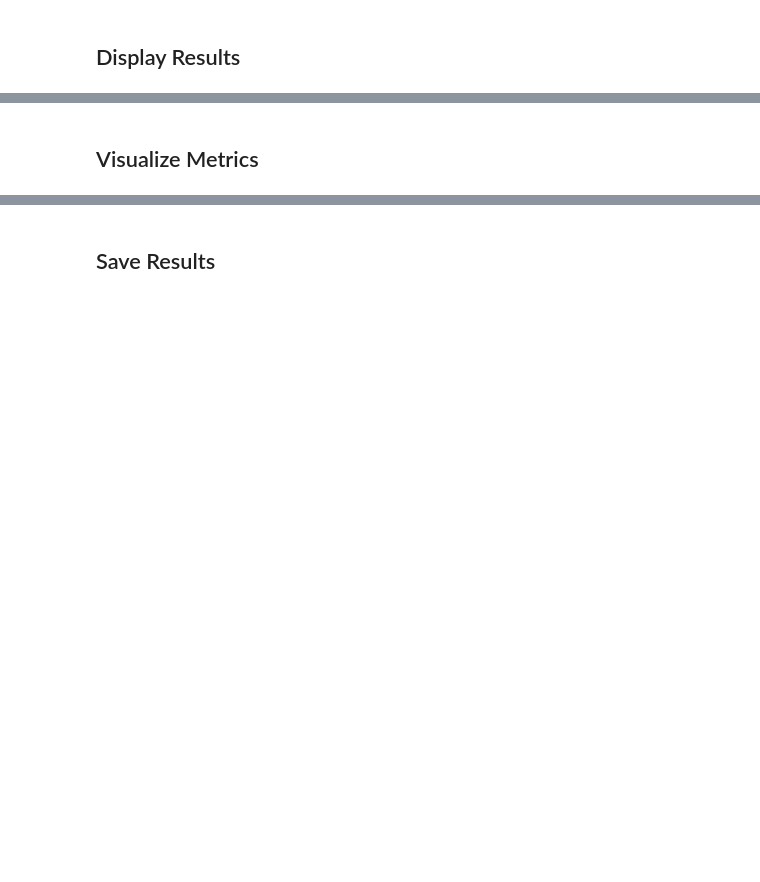
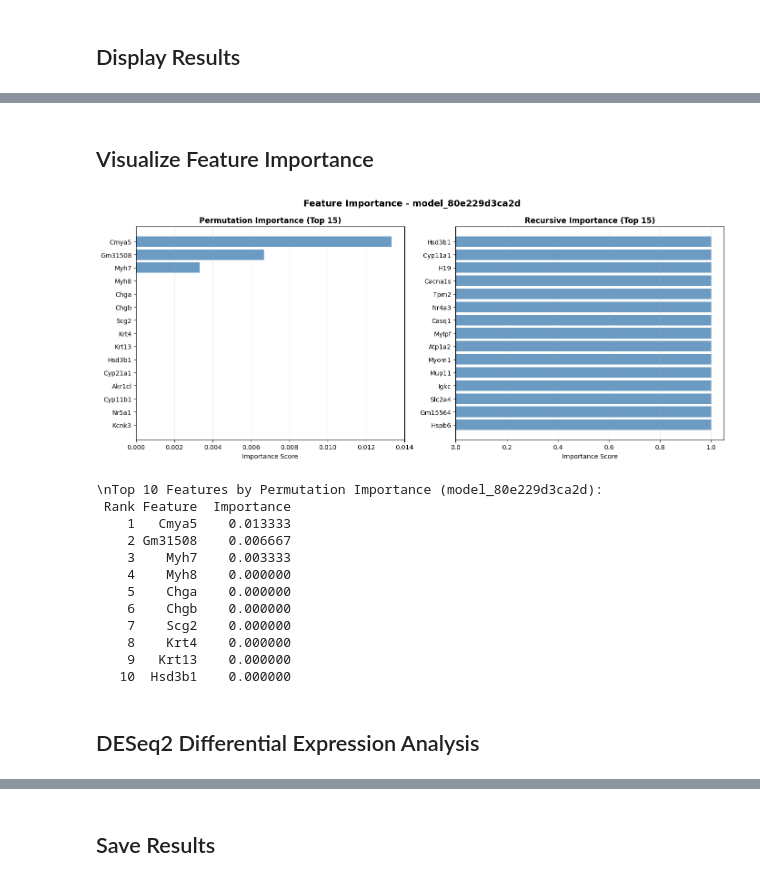
Before and after one commit to nasa/AI4LS, a Jupyter notebook: ML_PIPELINE/ML_Pipeline_Frontend.ipynb, the cells around one changed output, grey strips where cells are left out. Cells and saved outputs as stored; diff of their text form; code cells hidden in the pictures; blank space fills up the shorter version.

```diff
--- a/ML_PIPELINE/ML_Pipeline_Frontend.ipynb
+++ b/ML_PIPELINE/ML_Pipeline_Frontend.ipynb
@@ -173,2 +273,2 @@ print(result)
 # %% [markdown]
-## Visualize Metrics
+## Visualize Feature Importance
@@ -207,0 +275,76 @@ else:
+# %%
+if result:
+    fi_data = result.get('feature_importance', {})
+
+    if fi_data:
+        # Get first model's importance data
+        first_model_id = list(fi_data.keys())[0] if fi_data else None
+
+        if first_model_id:
+            model_importance = fi_data[first_model_id]
+
+            # Create subplot for each method
+            methods = list(model_importance.keys())
+            num_methods = len(methods)
+
+            fig, axes = plt.subplots(1, min(num_methods, 2), figsize=(14, 6))
+            if num_methods == 1:
+                axes = [axes]
+
+            fig.suptitle(f'Feature Importance - {first_model_id}', fontsize=14, fontweight='bold')
+
+            for idx, method in enumerate(methods[:2]):
+                if idx >= len(axes):
+                    break
+
+                features_data = model_importance.get(method, {}).get('features', [])
+
+                if features_data:
+                    # Get top 15 features
+                    top_features = sorted(features_data, key=lambda x: x.get('importance', 0), reverse=True)[:15]
+
+                    feature_names = [f.get('feature_name', 'unknown') for f in top_features]
+                    importances = [f.get('importance', 0) for f in top_features]
+
+                    # Plot
+                    axes[idx].barh(feature_names, importances, color='steelblue', alpha=0.8)
+                    axes[idx].set_title(f'{method.capitalize()} Importance (Top 15)', fontweight='bold')
+                    axes[idx].set_xlabel('Importance Score')
+                    axes[idx].invert_yaxis()
+                    axes[idx].grid(axis='x', alpha=0.3)
+
+            plt.tight_layout()
+            plt.show()
+
+            # Feature importance summary table
+            print(f"\\nTop 10 Features by Permutation Importance ({first_model_id}):")
+            if 'permutation' in model_importance:
+                features = model_importance['permutation'].get('features', [])
+                top_10 = sorted(features, key=lambda x: x.get('importance', 0), reverse=True)[:10]
+
+                fi_df = pd.DataFrame({
+                    'Rank': [f.get('rank', 0) for f in top_10],
+                    'Feature': [f.get('feature_name', '') for f in top_10],
+                    'Importance': [f.get('importance', 0) for f in top_10]
+                })
+                print(fi_df.to_string(index=False))
+    else:
+        print("No feature importance data available")
+else:
+    print("Run pipeline first")
+# %% [output]
+[figure, added]
+\nTop 10 Features by Permutation Importance (model_80e229d3ca2d):
+ Rank Feature  Importance
+    1   Cmya5    0.013333
+    2 Gm31508    0.006667
+    3    Myh7    0.003333
+    4    Myh8    0.000000
+    5    Chga    0.000000
+    6    Chgb    0.000000
+    7    Scg2    0.000000
+    8    Krt4    0.000000
+    9   Krt13    0.000000
+   10  Hsd3b1    0.000000
+# %% [markdown]
+## DESeq2 Differential Expression Analysis
```
Also changed, not shown: parts of 15 cells of this notebook, 42 other files.
